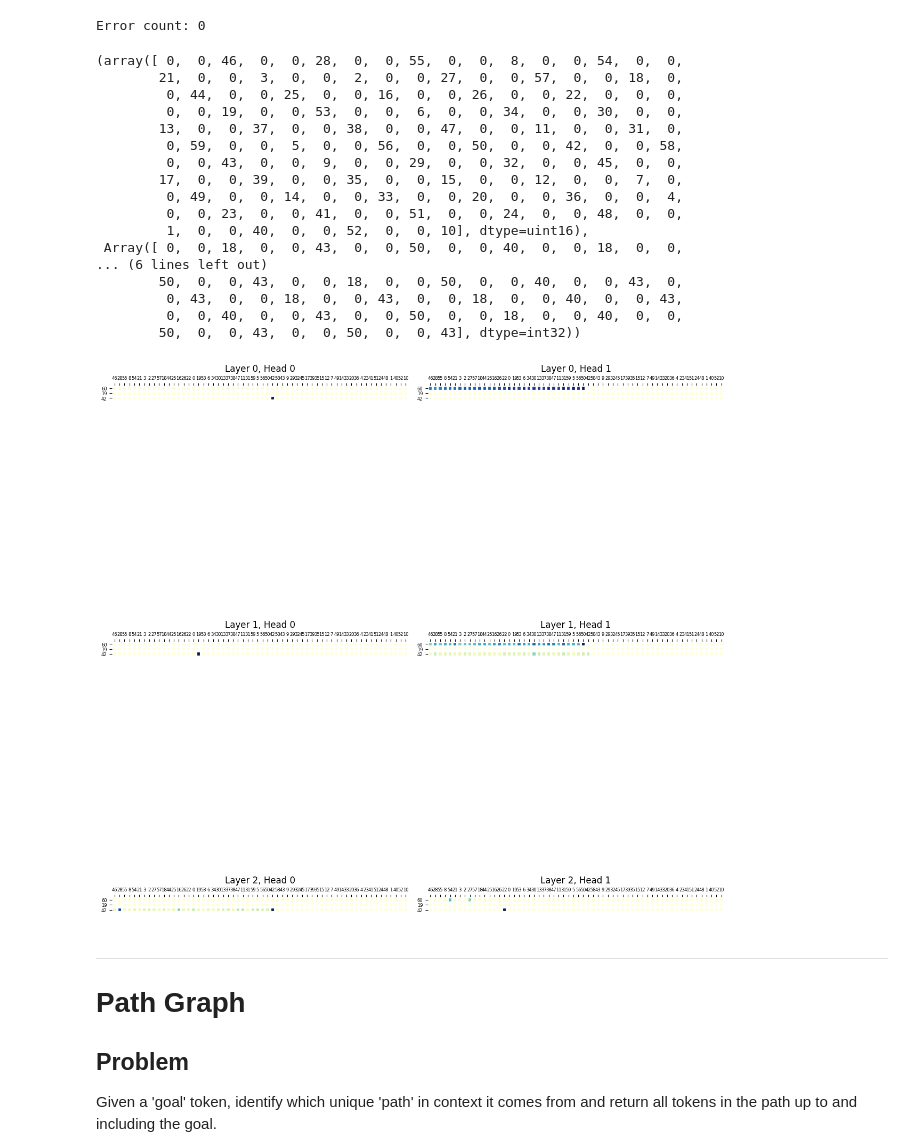
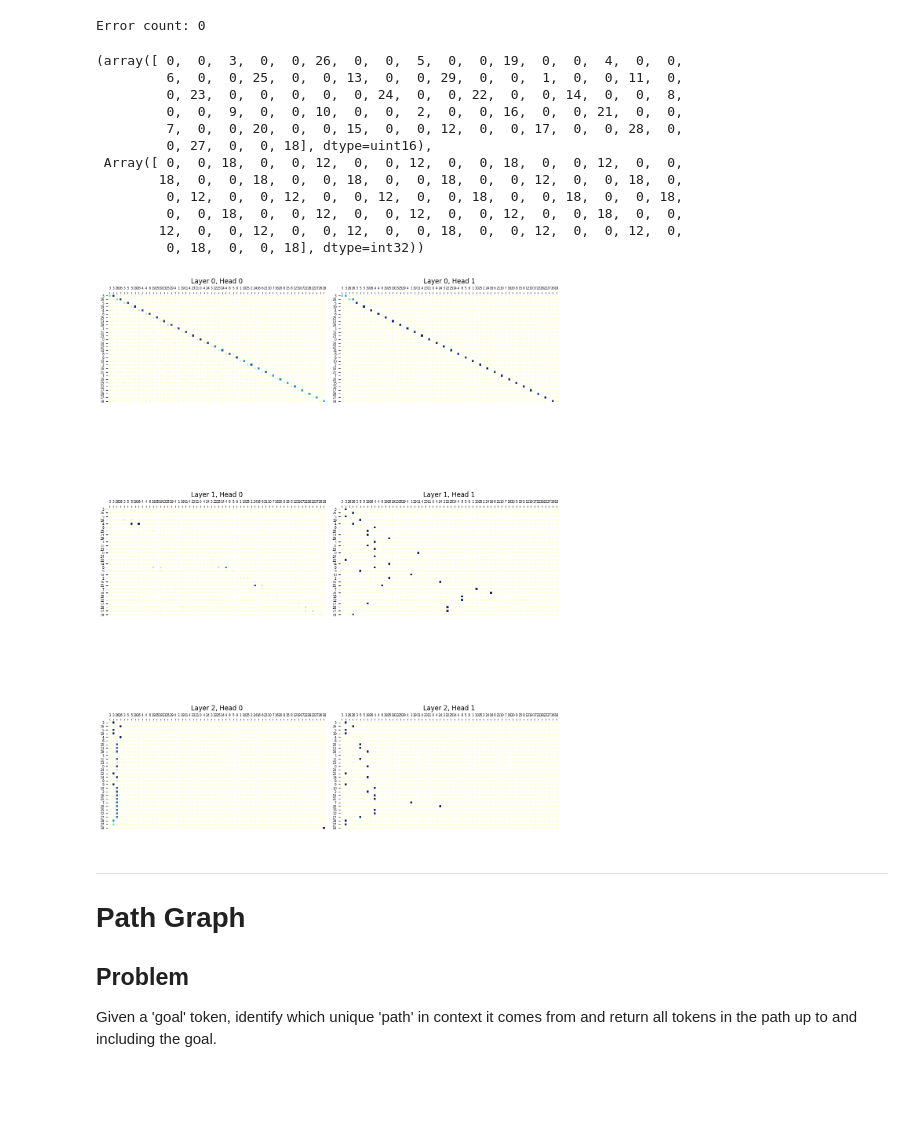
Before and after one commit to nikolageorgiev2000/modded-nanogpt-jax, a Jupyter notebook: path_graphs.ipynb, the cells around one changed output. Saved outputs shown, nothing was run; the diff lists cells and outputs as text; code cells hidden in the pictures; blank space fills up the shorter version.

Commit message:
changed to only 2 interleaves trees. better attn heatmap

```diff
--- a/path_graphs.ipynb
+++ b/path_graphs.ipynb
@@ -1169,7 +1169,7 @@ def compact_nodes_many(interleaved_edges: np.ndarray,
 # %%
 dataset_name = 'backtracktask'
 n_edges = 14
-n_interleaved = 4
+n_interleaved = 2
 branching_factor = 10
 height = 4
 assert balanced_tree_nnodes(branching_factor, height) >= n_edges+1 # if the balanced tree is too small, we can't have that many edges
@@ -1362,53 +1357,48 @@ test_target_ids = extract_interleaved_edges(val_ids[1], i)
 test_mask_ids = extract_interleaved_edges(val_ids[2], i)
 test_input_ids * test_mask_ids, res * test_mask_ids
 # %% [output]
-(array([ 0,  0, 46,  0,  0, 28,  0,  0, 55,  0,  0,  8,  0,  0, 54,  0,  0,
-        21,  0,  0,  3,  0,  0,  2,  0,  0, 27,  0,  0, 57,  0,  0, 18,  0,
-         0, 44,  0,  0, 25,  0,  0, 16,  0,  0, 26,  0,  0, 22,  0,  0,  0,
-         0,  0, 19,  0,  0, 53,  0,  0,  6,  0,  0, 34,  0,  0, 30,  0,  0,
-        13,  0,  0, 37,  0,  0, 38,  0,  0, 47,  0,  0, 11,  0,  0, 31,  0,
-         0, 59,  0,  0,  5,  0,  0, 56,  0,  0, 50,  0,  0, 42,  0,  0, 58,
-         0,  0, 43,  0,  0,  9,  0,  0, 29,  0,  0, 32,  0,  0, 45,  0,  0,
-        17,  0,  0, 39,  0,  0, 35,  0,  0, 15,  0,  0, 12,  0,  0,  7,  0,
-         0, 49,  0,  0, 14,  0,  0, 33,  0,  0, 20,  0,  0, 36,  0,  0,  4,
-         0,  0, 23,  0,  0, 41,  0,  0, 51,  0,  0, 24,  0,  0, 48,  0,  0,
-         1,  0,  0, 40,  0,  0, 52,  0,  0, 10], dtype=uint16),
- Array([ 0,  0, 18,  0,  0, 43,  0,  0, 50,  0,  0, 40,  0,  0, 18,  0,  0,
-... (6 lines left out)
-        50,  0,  0, 43,  0,  0, 18,  0,  0, 50,  0,  0, 40,  0,  0, 43,  0,
-         0, 43,  0,  0, 18,  0,  0, 43,  0,  0, 18,  0,  0, 40,  0,  0, 43,
-         0,  0, 40,  0,  0, 43,  0,  0, 50,  0,  0, 18,  0,  0, 40,  0,  0,
-        50,  0,  0, 43,  0,  0, 50,  0,  0, 43], dtype=int32))
+(array([ 0,  0,  3,  0,  0, 26,  0,  0,  5,  0,  0, 19,  0,  0,  4,  0,  0,
+         6,  0,  0, 25,  0,  0, 13,  0,  0, 29,  0,  0,  1,  0,  0, 11,  0,
+         0, 23,  0,  0,  0,  0,  0, 24,  0,  0, 22,  0,  0, 14,  0,  0,  8,
+         0,  0,  9,  0,  0, 10,  0,  0,  2,  0,  0, 16,  0,  0, 21,  0,  0,
+         7,  0,  0, 20,  0,  0, 15,  0,  0, 12,  0,  0, 17,  0,  0, 28,  0,
+         0, 27,  0,  0, 18], dtype=uint16),
+ Array([ 0,  0, 18,  0,  0, 12,  0,  0, 12,  0,  0, 18,  0,  0, 12,  0,  0,
+        18,  0,  0, 18,  0,  0, 18,  0,  0, 18,  0,  0, 12,  0,  0, 18,  0,
+         0, 12,  0,  0, 12,  0,  0, 12,  0,  0, 18,  0,  0, 18,  0,  0, 18,
+         0,  0, 18,  0,  0, 12,  0,  0, 12,  0,  0, 12,  0,  0, 18,  0,  0,
+        12,  0,  0, 12,  0,  0, 12,  0,  0, 18,  0,  0, 12,  0,  0, 12,  0,
+         0, 18,  0,  0, 18], dtype=int32))
 # %%
 preds, attn_weights = model.gpt_forward(params, rope_params, test_input_ids[None,:], config.get_model_config(), return_attn_weights=True)
 res = preds[0].argmax(axis=-1)
 # %%
-query_subset = jnp.arange(96, 99)
-key_subset = jnp.arange(2, 180, 3)
+query_subset = jnp.arange(2, sample_len, 3)
+key_subset = jnp.concatenate([jnp.arange(1, sample_len, 3)[None, :], jnp.arange(2, sample_len, 3)[None, :]]).T.flatten()
 
 # Determine num_layers and num_heads from attn_weights structure
 num_layers = len(attn_weights)
 num_heads = attn_weights[0][0].shape[0]  # Assuming shape: [num_heads, seq, seq]
 
 fig, axes = plt.subplots(num_layers, num_heads, figsize=(6 * num_heads, 6 * num_layers), squeeze=False)
 
 for l in range(num_layers):
     for h in range(num_heads):
         # sum over all heads because we only need two heads in the first layer
         # remaining layers are splitting the single head into two (seems arbitrary)
         selected_attn = attn_weights[l][0][h][query_subset[:, None], key_subset[None, :]].astype(np.float32)
         ax = axes[l, h]
         im = heatmap(
             selected_attn,
             test_input_ids[query_subset], test_input_ids[key_subset], ax=ax,
             cmap="YlGnBu"
         )
         ax.set_title(f"Layer {l}, Head {h}")
 
 fig.tight_layout()
 plt.show()
 # %% [output]
-[figure, old version]
+[figure, new version]
 # %% [markdown]
 ---
 
```
Also changed, not shown: parts of 5 cells of this notebook.
